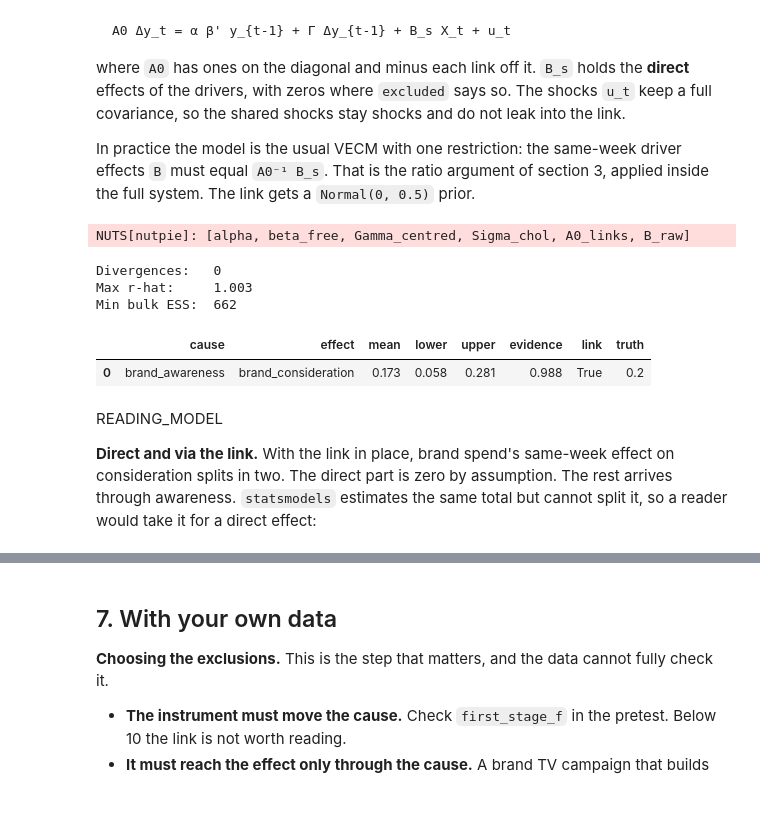
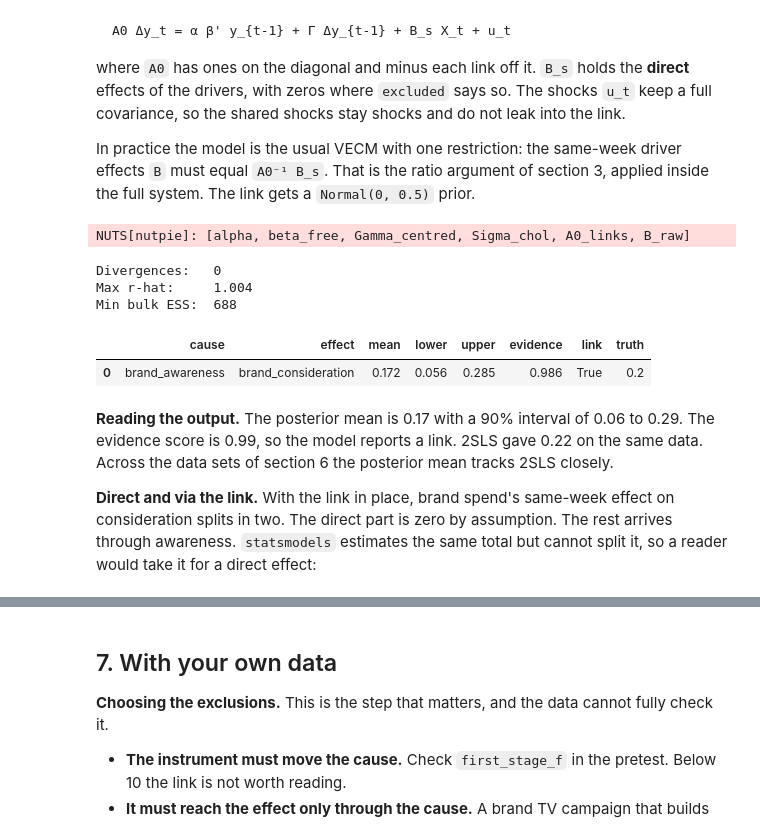
Before and after one commit to raz1470/bayesian_vecm, a Jupyter notebook: notebooks/guides/04_same_week_links.ipynb, the cells around one changed output, grey strips where cells are left out. Saved outputs shown, nothing was run; the diff lists cells and outputs as text; code cells hidden in the pictures; blank space fills up the shorter version.

```diff
--- a/notebooks/guides/04_same_week_links.ipynb
+++ b/notebooks/guides/04_same_week_links.ipynb
@@ -215,28 +218,28 @@ In practice the model is the usual VECM with one restriction: the same-week driv
 # %%
 model = BayesianVECM(**SPEC, contemporaneous=LINKS, excluded=EXCLUDED).fit(
     linked.endog,
     exog=linked.exog,
     draws=DRAWS,
     tune=TUNE,
     chains=CHAINS,
     target_accept=0.95,
     random_seed=14,
     progressbar=False,
 )
 summary = model.summary().apply(pd.to_numeric, errors="coerce")
 print(f"Divergences:   {int(model.idata_.sample_stats['diverging'].sum())}")
 print(f"Max r-hat:     {summary['r_hat'].max():.3f}")
 print(f"Min bulk ESS:  {summary['ess_bulk'].min():.0f}")
-model.same_week_links().assign(truth=LINK).round(3)
+model.same_week_links(ci_prob=LEVEL).assign(truth=LINK).round(3)
 # %% [output]
 NUTS[nutpie]: [alpha, beta_free, Gamma_centred, Sigma_chol, A0_links, B_raw]
 Divergences:   0
-Max r-hat:     1.003
-Min bulk ESS:  662
+Max r-hat:     1.004
+Min bulk ESS:  688
 |  | cause | effect | mean | lower | upper | evidence | link | truth |
-| 0 | brand_awareness | brand_consideration | 0.173 | 0.058 | 0.281 | 0.988 | True | 0.2 |
+| 0 | brand_awareness | brand_consideration | 0.172 | 0.056 | 0.285 | 0.986 | True | 0.2 |
 # %% [markdown]
-READING_MODEL
+**Reading the output.** The posterior mean is 0.17 with a 90% interval of 0.06 to 0.29. The evidence score is 0.99, so the model reports a link. 2SLS gave 0.22 on the same data. Across the data sets of section 6 the posterior mean tracks 2SLS closely.
 
 **Direct and via the link.** With the link in place, brand spend's same-week effect on consideration splits in two. The direct part is zero by assumption. The rest arrives through awareness. `statsmodels` estimates the same total but cannot split it, so a reader would take it for a direct effect:
 # %%
```
Also changed, not shown: parts of 13 cells of this notebook, 8 other files.
